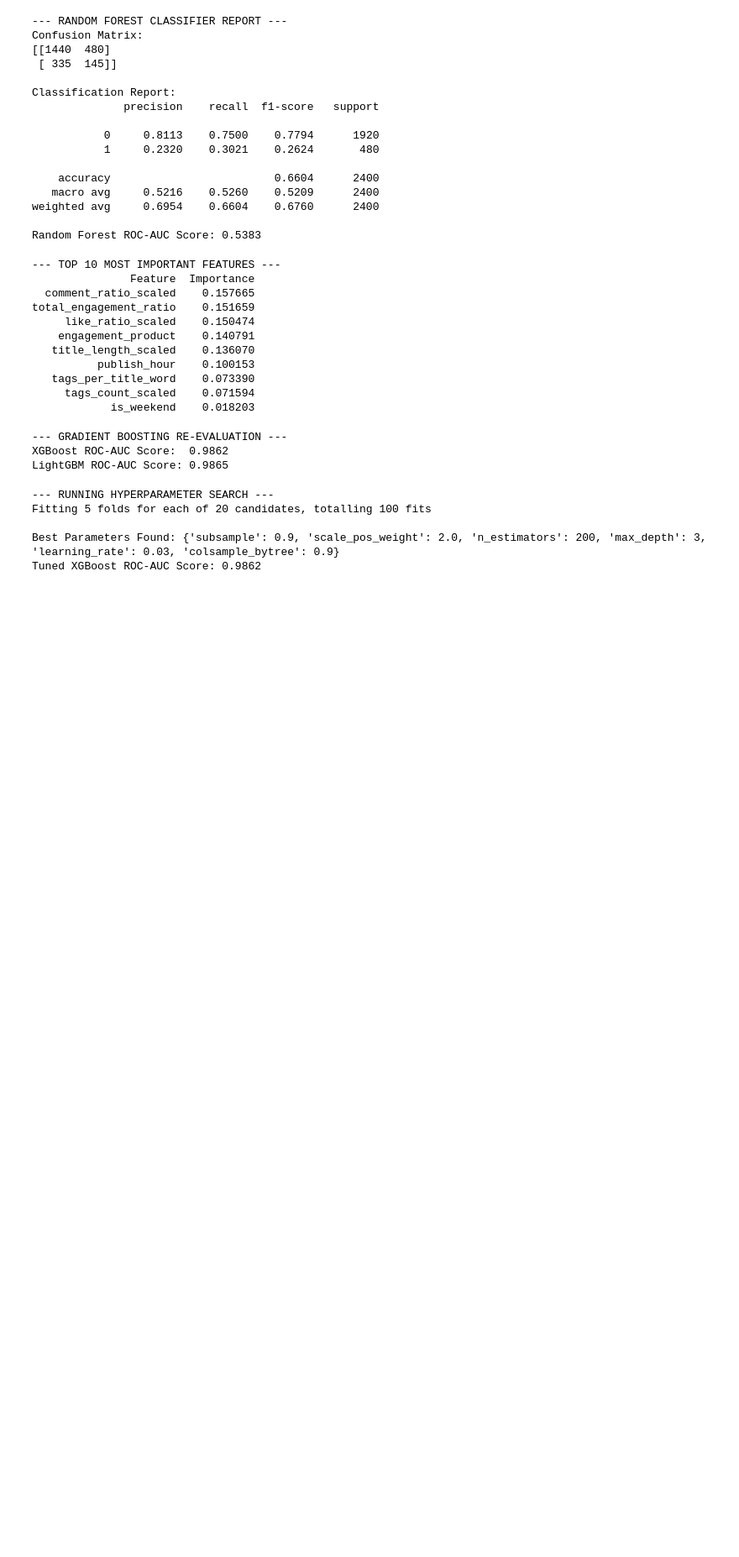
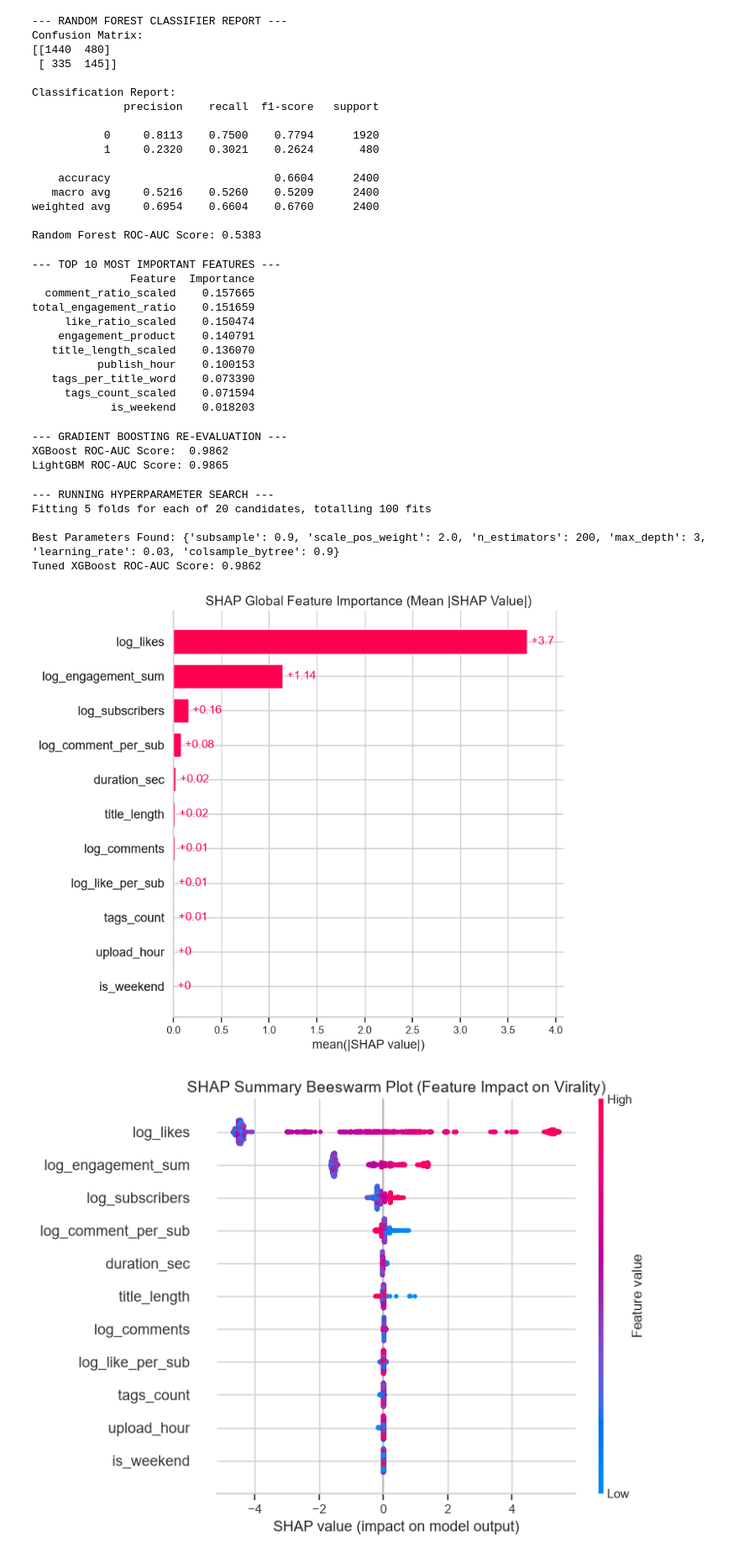
Before and after one commit to Roaminng/youtube-viral-ds, a Jupyter notebook: viral_videos.ipynb, the cells around one changed output. Shown at 84% size. Drawn from its saved outputs; the diff is of its cells as text; code cells hidden in the pictures; blank space fills up the shorter version.

Commit message:
analyze model explainability with SHAP global and local waterfall plots

```diff
--- a/viral_videos.ipynb
+++ b/viral_videos.ipynb
@@ -700,3 +700,30 @@ Fitting 5 folds for each of 20 candidates, totalling 100 fits
 
 Best Parameters Found: {'subsample': 0.9, 'scale_pos_weight': 2.0, 'n_estimators': 200, 'max_depth': 3, 'learning_rate': 0.03, 'colsample_bytree': 0.9}
 Tuned XGBoost ROC-AUC Score: 0.9862
+# %%
+#Global Feature Attribution with SHAP
+import shap
+import matplotlib.pyplot as plt
+
+# 1. Initialize SHAP TreeExplainer on the best tuned XGBoost model
+explainer = shap.TreeExplainer(best_xgb)
+
+# 2. Compute SHAP values for the test set
+shap_values = explainer(X_te_gb)
+
+# 3. Bar Plot: Global Mean Absolute SHAP Values (Feature Importance)
+plt.figure(figsize=(10, 6))
+shap.plots.bar(shap_values, max_display=12, show=False)
+plt.title("SHAP Global Feature Importance (Mean |SHAP Value|)", fontsize=14)
+plt.tight_layout()
+plt.show()
+
+# 4. Summary Beeswarm Plot: Feature Impact & Directionality
+plt.figure(figsize=(10, 6))
+shap.plots.beeswarm(shap_values, max_display=12, show=False)
+plt.title("SHAP Summary Beeswarm Plot (Feature Impact on Virality)", fontsize=14)
+plt.tight_layout()
+plt.show()
+# %% [output]
+[figure, added]
+[figure, added]
```
Also changed, not shown: parts of 1 cell of this notebook.
